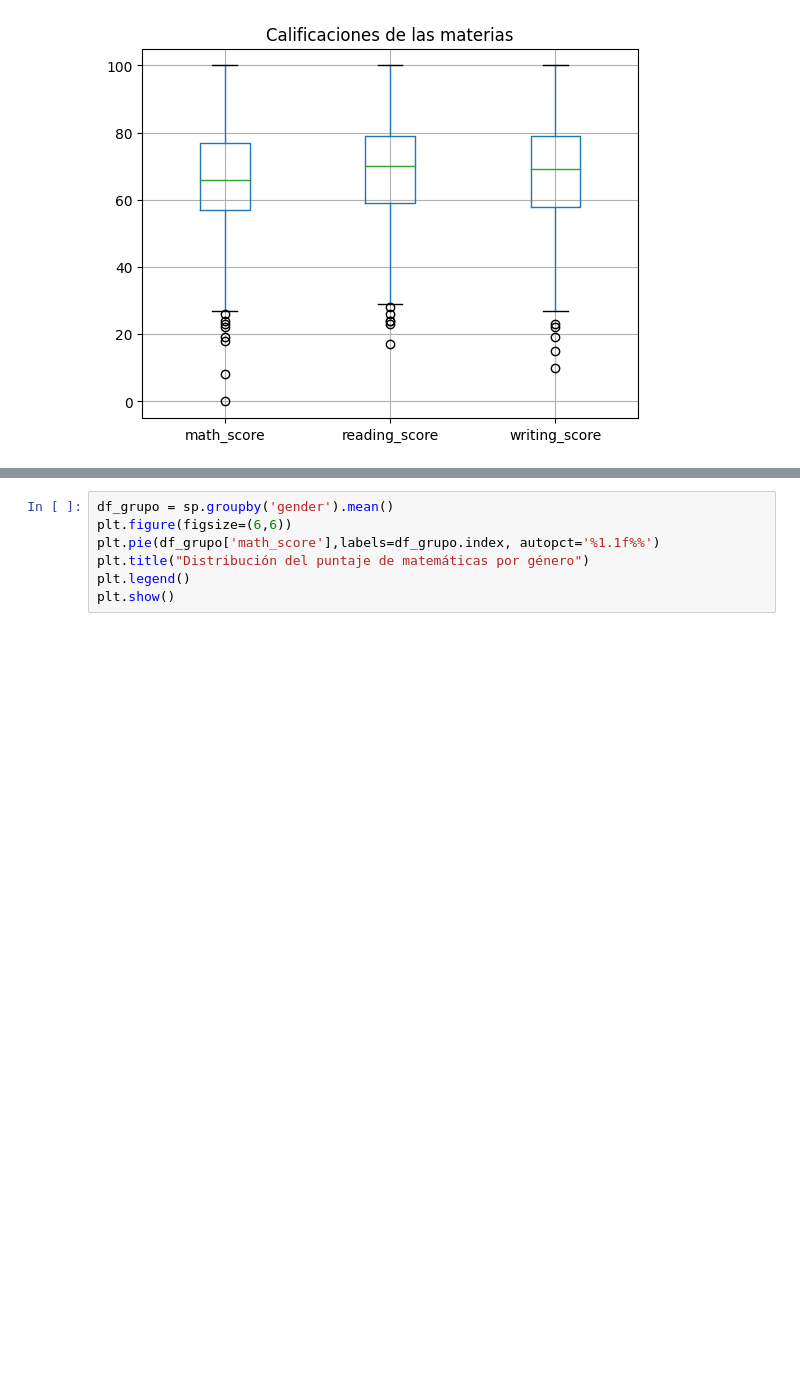
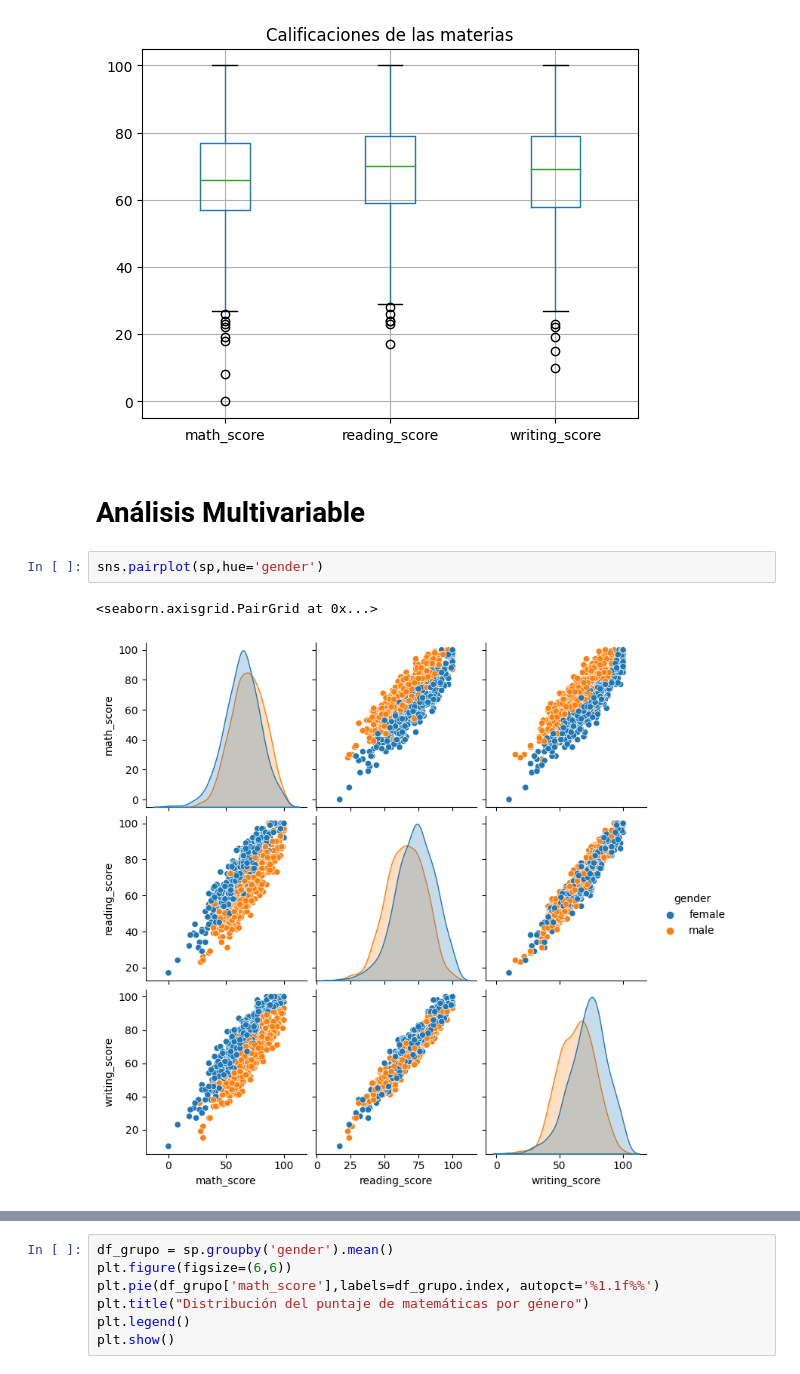
Before and after one commit to Dern965/CienciaDatosTriada, a Jupyter notebook: Proyectos/Unidad1/EDA/Proyecto2_Triada.ipynb, the cells around one changed output, grey strips where cells are left out. Drawn from its saved outputs; the diff is of its cells as text; blank space fills up the shorter version.

```diff
--- a/Proyectos/Unidad1/EDA/Proyecto2_Triada.ipynb
+++ b/Proyectos/Unidad1/EDA/Proyecto2_Triada.ipynb
@@ -239,3 +239,10 @@ sp[['math_score','reading_score','writing_score']].boxplot()
 plt.show()
 # %% [output]
 [figure]
+# %% [markdown]
+# Análisis Multivariable
+# %%
+sns.pairplot(sp,hue='gender')
+# %% [output]
+<seaborn.axisgrid.PairGrid at 0x...>
+[figure, added]
```
Also changed, not shown: parts of 9 cells of this notebook.
